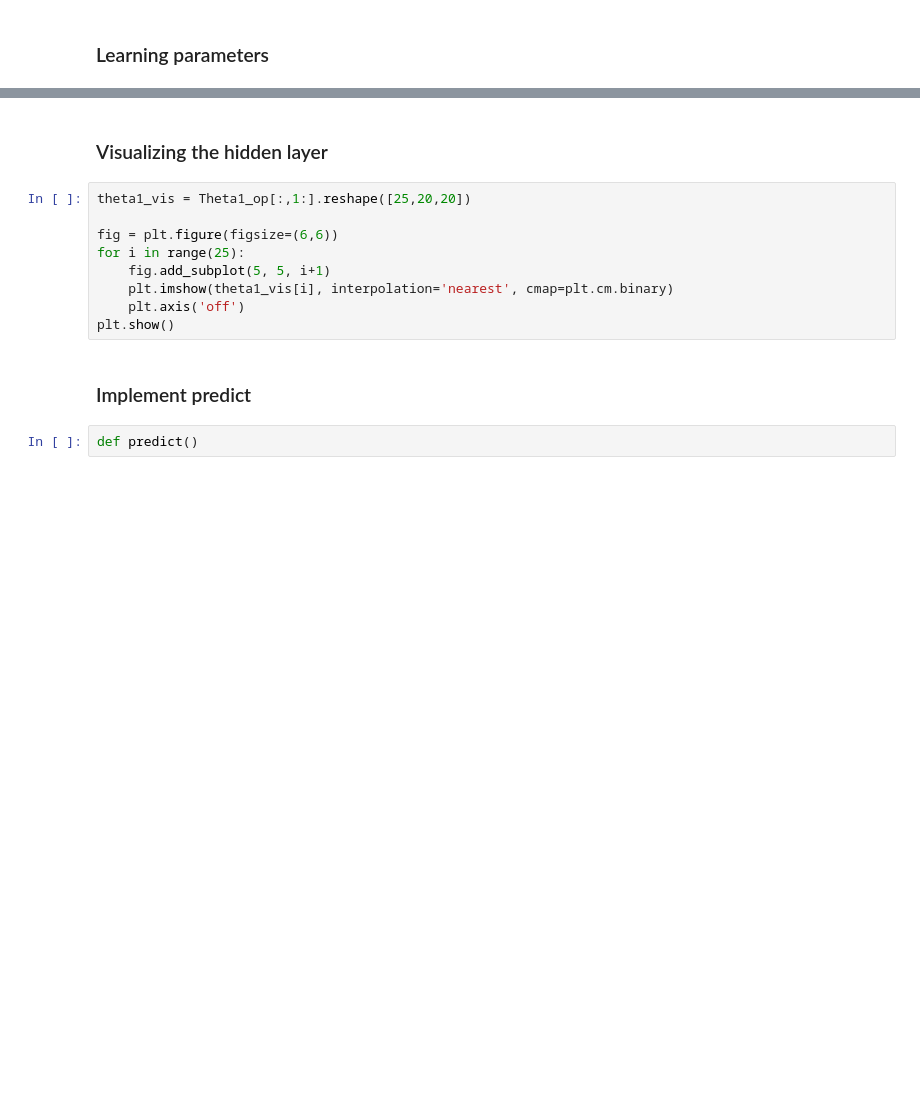
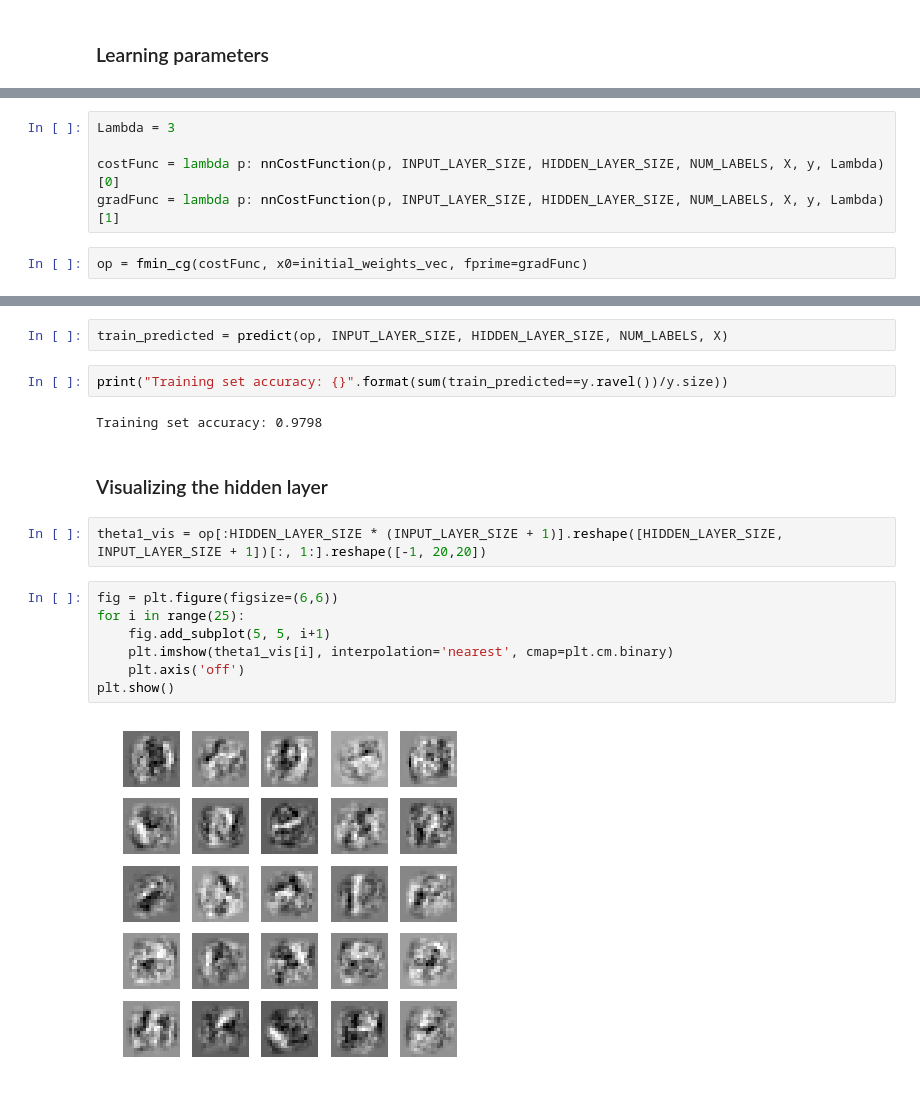
Before and after one commit to Ritaotao/CourseraML, a Jupyter notebook: ML/machine-learning-ex4/ProgrammingExercise4_NeuralNetworksLearning.ipynb, the cells around one changed output, grey strips where cells are left out. Saved outputs shown, nothing was run; the diff lists cells and outputs as text; blank space fills up the shorter version.

```diff
--- a/ML/machine-learning-ex4/ProgrammingExercise4_NeuralNetworksLearning.ipynb
+++ b/ML/machine-learning-ex4/ProgrammingExercise4_NeuralNetworksLearning.ipynb
@@ -394,0 +329,7 @@ Theta2_op = Thetas_op[HIDDEN_LAYER_SIZE * (INPUT_LAYER_SIZE + 1):].reshape([NUM_
+# %%
+Lambda = 3
+
+costFunc = lambda p: nnCostFunction(p, INPUT_LAYER_SIZE, HIDDEN_LAYER_SIZE, NUM_LABELS, X, y, Lambda)[0]
+gradFunc = lambda p: nnCostFunction(p, INPUT_LAYER_SIZE, HIDDEN_LAYER_SIZE, NUM_LABELS, X, y, Lambda)[1]
+# %%
+op = fmin_cg(costFunc, x0=initial_weights_vec, fprime=gradFunc)
@@ -395,15 +355,19 @@ Theta2_op = Thetas_op[HIDDEN_LAYER_SIZE * (INPUT_LAYER_SIZE + 1):].reshape([NUM_
+# %%
+train_predicted = predict(op, INPUT_LAYER_SIZE, HIDDEN_LAYER_SIZE, NUM_LABELS, X)
+# %%
+print("Training set accuracy: {}".format(sum(train_predicted==y.ravel())/y.size))
+# %% [output]
+Training set accuracy: 0.9798
 # %% [markdown]
 ### Visualizing the hidden layer
+# %%
+theta1_vis = op[:HIDDEN_LAYER_SIZE * (INPUT_LAYER_SIZE + 1)].reshape([HIDDEN_LAYER_SIZE, INPUT_LAYER_SIZE + 1])[:, 1:].reshape([-1, 20,20])
 # %%
-theta1_vis = Theta1_op[:,1:].reshape([25,20,20])
-
 fig = plt.figure(figsize=(6,6))
 for i in range(25):
     fig.add_subplot(5, 5, i+1)
     plt.imshow(theta1_vis[i], interpolation='nearest', cmap=plt.cm.binary)
     plt.axis('off')
 plt.show()
+# %% [output]
+[figure, added]
-# %% [markdown]
-### Implement predict
-# %%
-def predict()
```
Also changed, not shown: parts of 9 cells of this notebook.
